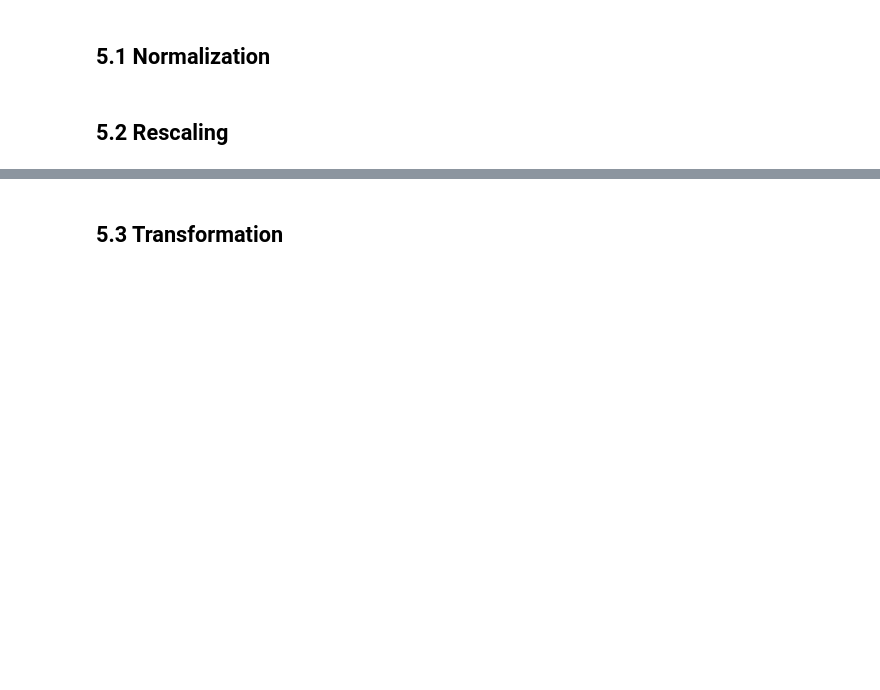
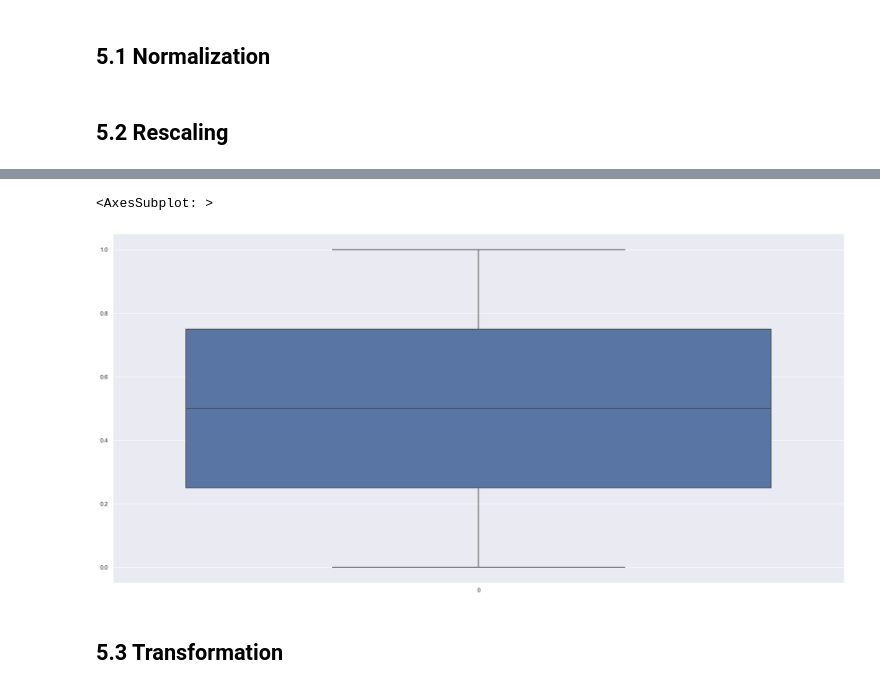
Before and after one commit to huyen2510/Store_Item_Demand, a Jupyter notebook: Store_Item_Demand.ipynb, the cells around one changed output, grey strips where cells are left out. Drawn from its saved outputs; the diff is of its cells as text; code cells hidden in the pictures; blank space fills up the shorter version.

```diff
--- a/Store_Item_Demand.ipynb
+++ b/Store_Item_Demand.ipynb
@@ -490,6 +491,11 @@ mms = MinMaxScaler()
 
 # year
 df5['year'] = mms.fit_transform( df5[['year']].values )
+# %%
+sns.boxplot( df5['year'] )
+# %% [output]
+<AxesSubplot: >
+[figure, added]
 # %% [markdown]
 ## 5.3 Transformation
 # %% [markdown]
```
Also changed, not shown: parts of 38 cells of this notebook, 34 other files.
